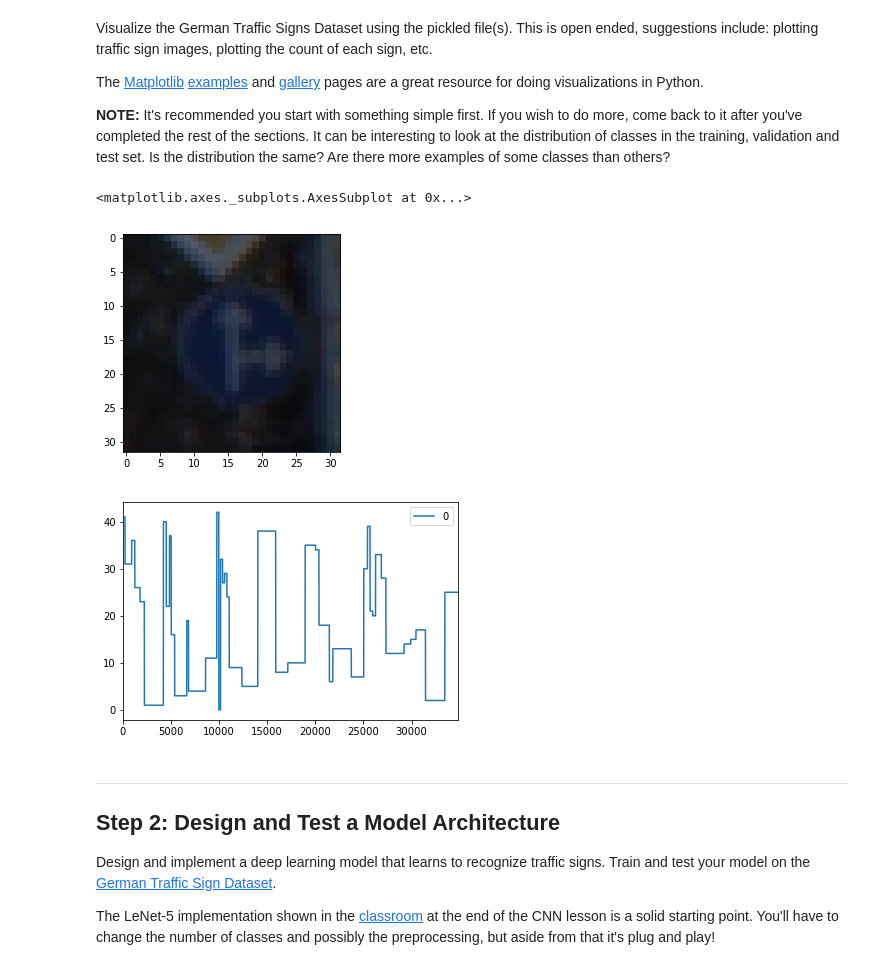
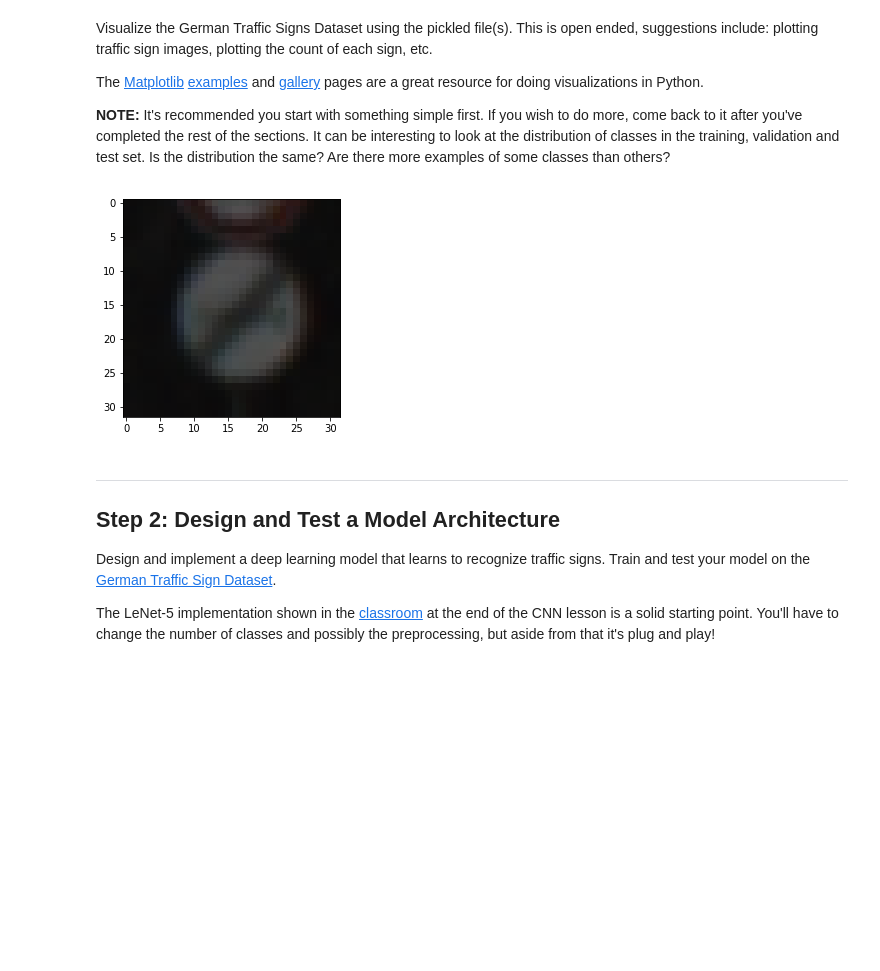
Before and after one commit to aneesh-joshi/Traffic_Signs_Classifier, a Jupyter notebook: Traffic_Sign_Classifier.ipynb, the cells around one changed output. Saved outputs shown, nothing was run; the diff lists cells and outputs as text; code cells hidden in the pictures; blank space fills up the shorter version.

```diff
--- a/Traffic_Sign_Classifier.ipynb
+++ b/Traffic_Sign_Classifier.ipynb
@@ -20,26 +20,27 @@ The [rubric](https://review.udacity.com/#!/rubrics/481/view) contains "Stand Out
 ---
 ## Step 0: Load The Data
 # %%
-# Load pickled data
 import pickle
+import tensorflow as tf
 
-# TODO: Fill this in based on where you saved the training and testing data
+from sklearn.utils import shuffle
+from tensorflow.contrib.layers import flatten
 
-training_file = '../CarND-Traffic-Sign-Classifier-Project/traffic-signs-data/train.p'
-validation_file = '../CarND-Traffic-Sign-Classifier-Project/traffic-signs-data/valid.p'
-testing_file = '../CarND-Traffic-Sign-Classifier-Project/traffic-signs-data/test.p'
+prefix = '../../CarND-Traffic-Sign-Classifier-Project/traffic-signs-data/'
+
+training_file = prefix + 'train.p'
+testing_file = prefix + 'test.p'
+validation_file = prefix + 'valid.p'
 
 with open(training_file, mode='rb') as f:
     train = pickle.load(f)
-
 with open(validation_file, mode='rb') as f:
     valid = pickle.load(f)
-
 with open(testing_file, mode='rb') as f:
     test = pickle.load(f)
 
 X_train, y_train = train['features'], train['labels']
-X_valid, y_valid = valid['features'], valid['labels']
+X_validation, y_validation = valid['features'], valid['labels']
 X_test, y_test = test['features'], test['labels']
 # %% [markdown]
 ---
@@ -97,17 +97,13 @@ The [Matplotlib](http://matplotlib.org/) [examples](http://matplotlib.org/exampl
 # %%
 ### Data exploration visualization code goes here.
 ### Feel free to use as many code cells as needed.
 import matplotlib.pyplot as plt
 # Visualizations will be shown in the notebook.
 %matplotlib inline
-
-plt.imshow(X_train[1000])
-
-pd.DataFrame(y_train).plot()
+plt.imshow(X_validation[5])
+plt.show()
 # %% [output]
-<matplotlib.axes._subplots.AxesSubplot at 0x...>
-[figure, old version]
+[figure, new version]
-[figure, removed]
 # %% [markdown]
 ----
 
```
Also changed, not shown: parts of 28 cells of this notebook.
